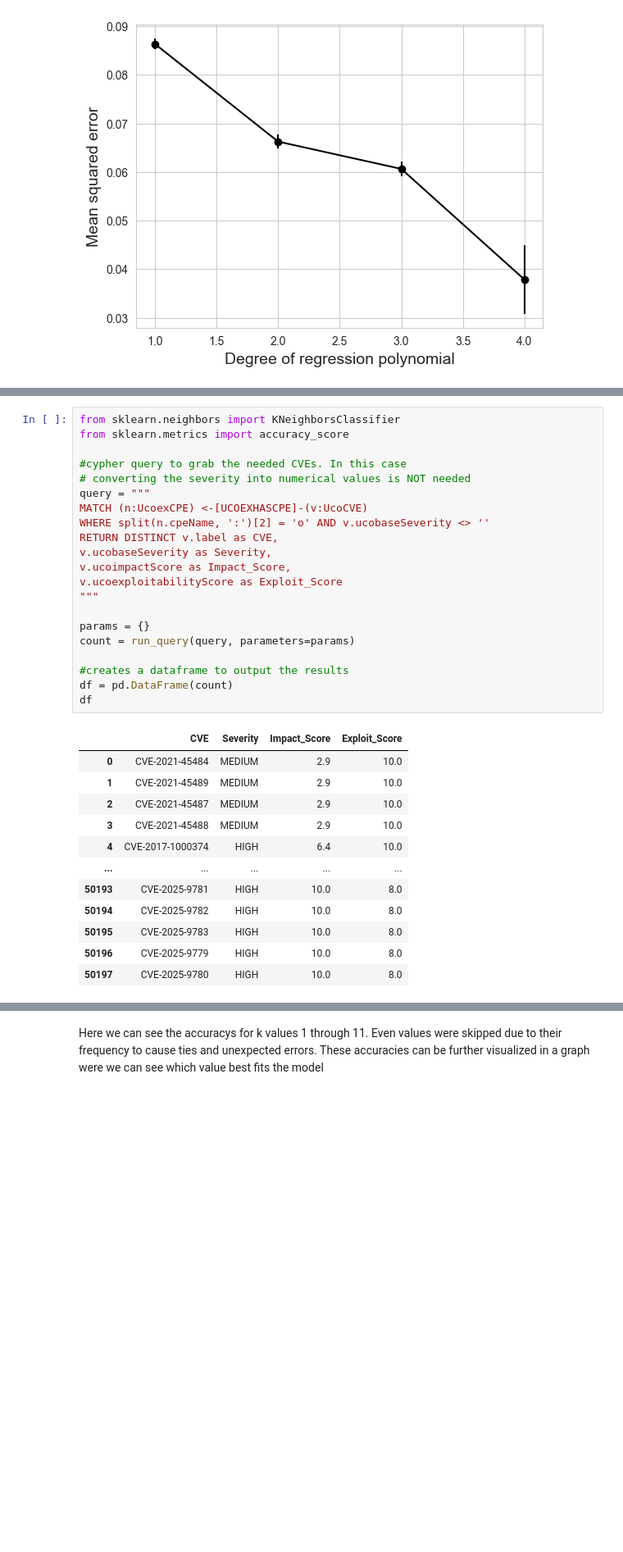
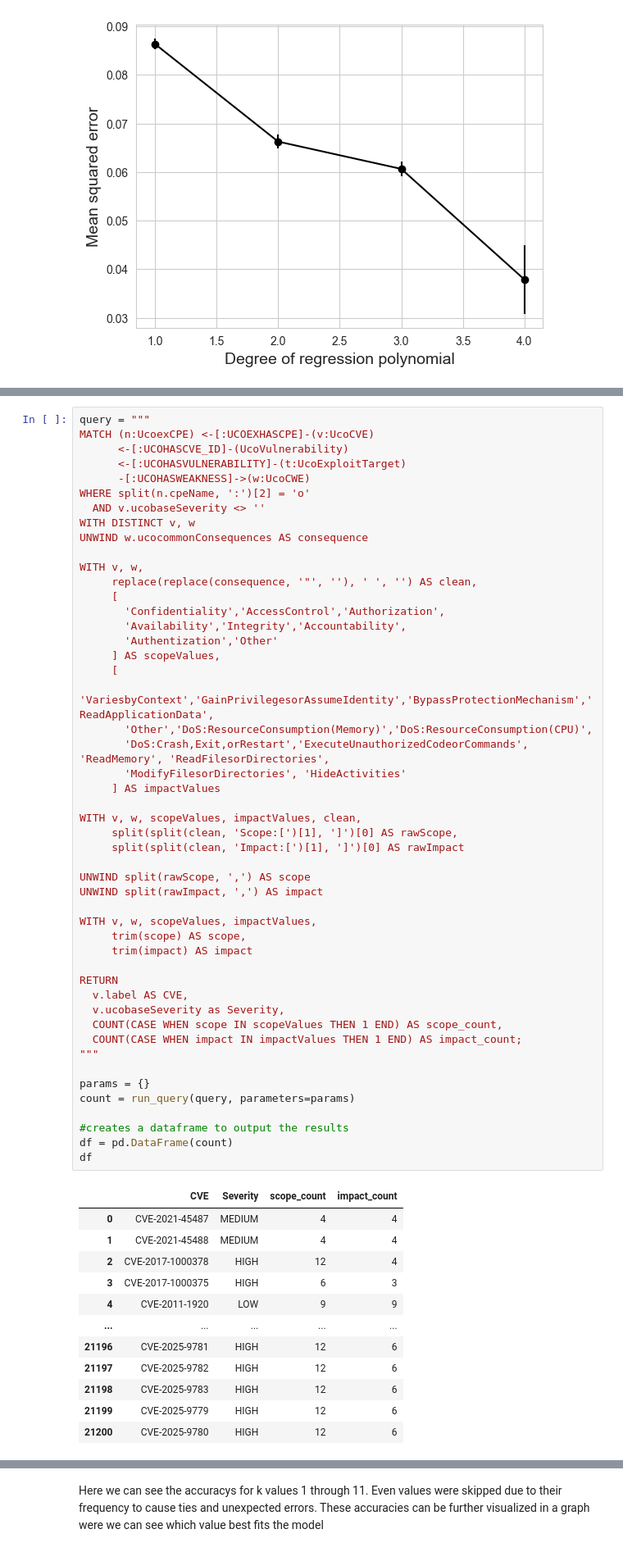
Before and after one commit to edogdu/UCKG, a Jupyter notebook: documents/notebooks/UCKG_Analysis.ipynb, the cells around one changed output, grey strips where cells are left out. Shown at 82% size. Drawn from its saved outputs; the diff is of its cells as text; blank space fills up the shorter version.

```diff
--- a/documents/notebooks/UCKG_Analysis.ipynb
+++ b/documents/notebooks/UCKG_Analysis.ipynb
@@ -4715,34 +4756,62 @@ The following cell will set up the query to gather the impact and exploit scores
 # %%
-from sklearn.neighbors import KNeighborsClassifier
-from sklearn.metrics import accuracy_score
+query = """
+MATCH (n:UcoexCPE) <-[:UCOEXHASCPE]-(v:UcoCVE)
+      <-[:UCOHASCVE_ID]-(UcoVulnerability)
+      <-[:UCOHASVULNERABILITY]-(t:UcoExploitTarget)
+      -[:UCOHASWEAKNESS]->(w:UcoCWE)
+WHERE split(n.cpeName, ':')[2] = 'o'
+  AND v.ucobaseSeverity <> ''
+WITH DISTINCT v, w
+UNWIND w.ucocommonConsequences AS consequence
 
-#cypher query to grab the needed CVEs. In this case
-# converting the severity into numerical values is NOT needed
-query = """
-MATCH (n:UcoexCPE) <-[UCOEXHASCPE]-(v:UcoCVE)
-WHERE split(n.cpeName, ':')[2] = 'o' AND v.ucobaseSeverity <> ''
-RETURN DISTINCT v.label as CVE,
-v.ucobaseSeverity as Severity,
-v.ucoimpactScore as Impact_Score,
-v.ucoexploitabilityScore as Exploit_Score
+WITH v, w,
+     replace(replace(consequence, '"', ''), ' ', '') AS clean,
+     [
+       'Confidentiality','AccessControl','Authorization',
+       'Availability','Integrity','Accountability',
+       'Authentization','Other'
+     ] AS scopeValues,
+     [
+       'VariesbyContext','GainPrivilegesorAssumeIdentity','BypassProtectionMechanism','ReadApplicationData',
+       'Other','DoS:ResourceConsumption(Memory)','DoS:ResourceConsumption(CPU)',
+       'DoS:Crash,Exit,orRestart','ExecuteUnauthorizedCodeorCommands', 'ReadMemory', 'ReadFilesorDirectories',
+       'ModifyFilesorDirectories', 'HideActivities'
+     ] AS impactValues
+
+WITH v, w, scopeValues, impactValues, clean,
+     split(split(clean, 'Scope:[')[1], ']')[0] AS rawScope,
+     split(split(clean, 'Impact:[')[1], ']')[0] AS rawImpact
+
+UNWIND split(rawScope, ',') AS scope
+UNWIND split(rawImpact, ',') AS impact
+
+WITH v, w, scopeValues, impactValues,
+     trim(scope) AS scope,
+     trim(impact) AS impact
+
+RETURN
+  v.label AS CVE,
+  v.ucobaseSeverity as Severity,
+  COUNT(CASE WHEN scope IN scopeValues THEN 1 END) AS scope_count,
+  COUNT(CASE WHEN impact IN impactValues THEN 1 END) AS impact_count;
 """
 
 params = {}
 count = run_query(query, parameters=params)
 
 #creates a dataframe to output the results
 df = pd.DataFrame(count)
 df
 # %% [output]
-|  | CVE | Severity | Impact_Score | Exploit_Score |
-| 0 | CVE-2021-45484 | MEDIUM | 2.9 | 10.0 |
-| 1 | CVE-2021-45489 | MEDIUM | 2.9 | 10.0 |
-| 2 | CVE-2021-45487 | MEDIUM | 2.9 | 10.0 |
-| 3 | CVE-2021-45488 | MEDIUM | 2.9 | 10.0 |
-| 4 | CVE-2017-1000374 | HIGH | 6.4 | 10.0 |
+|  | CVE | Severity | scope_count | impact_count |
+| 0 | CVE-2021-45487 | MEDIUM | 4 | 4 |
+| 1 | CVE-2021-45488 | MEDIUM | 4 | 4 |
+| 2 | CVE-2017-1000378 | HIGH | 12 | 4 |
+| 3 | CVE-2017-1000375 | HIGH | 6 | 3 |
+| 4 | CVE-2011-1920 | LOW | 9 | 9 |
 | ... | ... | ... | ... | ... |
-| 50193 | CVE-2025-9781 | HIGH | 10.0 | 8.0 |
-| 50194 | CVE-2025-9782 | HIGH | 10.0 | 8.0 |
-| 50195 | CVE-2025-9783 | HIGH | 10.0 | 8.0 |
-| 50196 | CVE-2025-9779 | HIGH | 10.0 | 8.0 |
-| 50197 | CVE-2025-9780 | HIGH | 10.0 | 8.0 |
+| 21196 | CVE-2025-9781 | HIGH | 12 | 6 |
+| 21197 | CVE-2025-9782 | HIGH | 12 | 6 |
+| 21198 | CVE-2025-9783 | HIGH | 12 | 6 |
+| 21199 | CVE-2025-9779 | HIGH | 12 | 6 |
+| 21200 | CVE-2025-9780 | HIGH | 12 | 6 |
```
Also changed, not shown: parts of 53 cells of this notebook.
